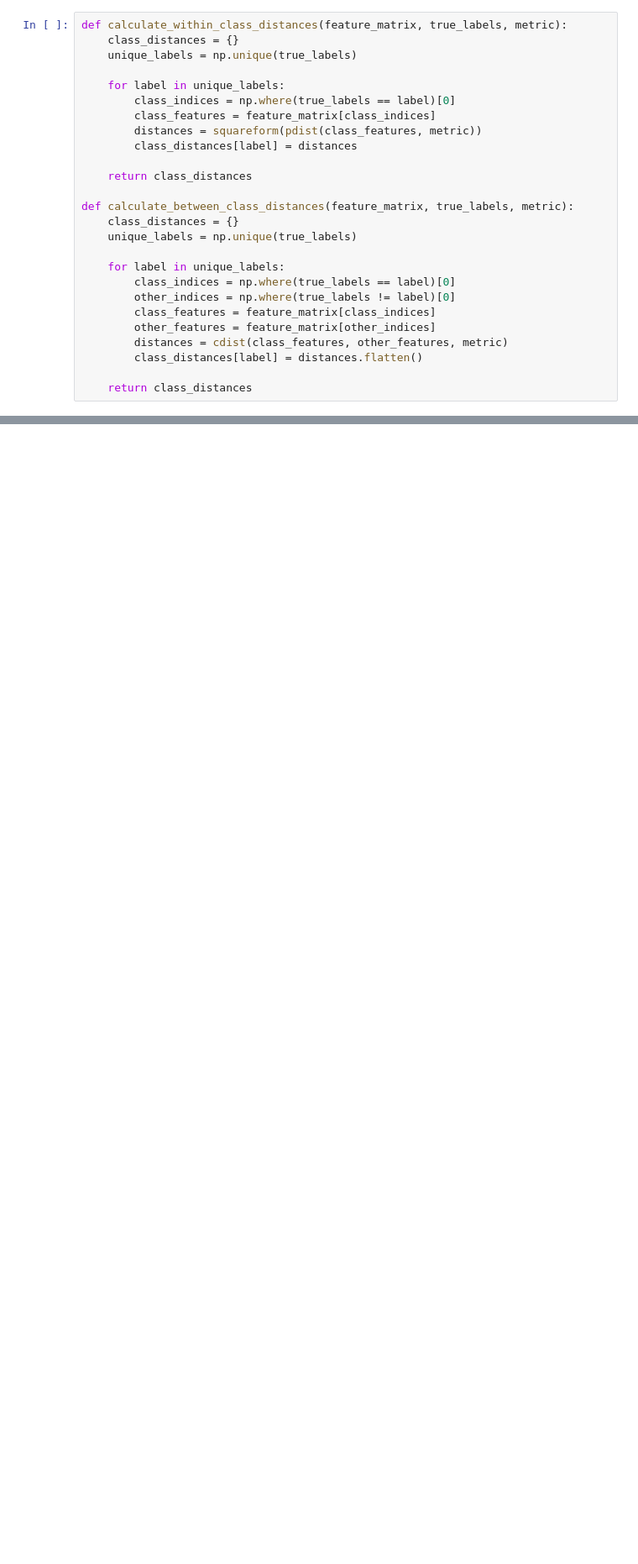
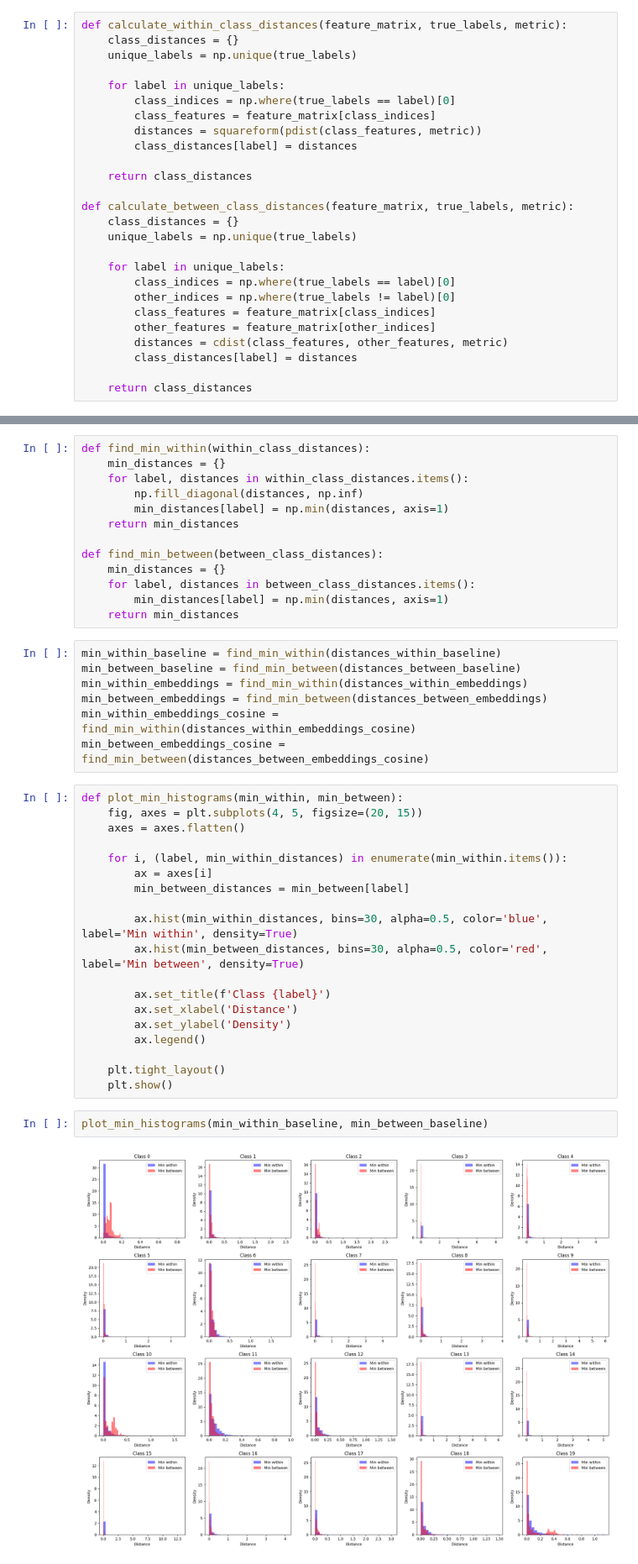
Before and after one commit to elliev7/partiii_research_project, a Jupyter notebook: fingerprinting/histograms.ipynb, the cells around one changed output, grey strips where cells are left out. Shown at 84% size. Cells and saved outputs as stored; diff of their text form; blank space fills up the shorter version.

Commit message:
histograms for min distances

```diff
--- a/fingerprinting/histograms.ipynb
+++ b/fingerprinting/histograms.ipynb
@@ -130,6 +132,6 @@ def calculate_between_class_distances(feature_matrix, true_labels, metric):
         class_features = feature_matrix[class_indices]
         other_features = feature_matrix[other_indices]
         distances = cdist(class_features, other_features, metric)
-        class_distances[label] = distances.flatten()
+        class_distances[label] = distances
 
     return class_distances
@@ -173,3 +227,46 @@ plot_distance_histograms(distances_within_embeddings, distances_between_embeddin
 plot_distance_histograms(distances_within_embeddings_cosine, distances_between_embeddings_cosine)
 # %% [output]
 [figure]
+# %%
+def find_min_within(within_class_distances):
+    min_distances = {}
+    for label, distances in within_class_distances.items():
+        np.fill_diagonal(distances, np.inf)
+        min_distances[label] = np.min(distances, axis=1)
+    return min_distances
+
+def find_min_between(between_class_distances):
+    min_distances = {}
+    for label, distances in between_class_distances.items():
+        min_distances[label] = np.min(distances, axis=1)
+    return min_distances
+# %%
+min_within_baseline = find_min_within(distances_within_baseline)
+min_between_baseline = find_min_between(distances_between_baseline)
+min_within_embeddings = find_min_within(distances_within_embeddings)
+min_between_embeddings = find_min_between(distances_between_embeddings)
+min_within_embeddings_cosine = find_min_within(distances_within_embeddings_cosine)
+min_between_embeddings_cosine = find_min_between(distances_between_embeddings_cosine)
+# %%
+def plot_min_histograms(min_within, min_between):
+    fig, axes = plt.subplots(4, 5, figsize=(20, 15))
+    axes = axes.flatten()
+
+    for i, (label, min_within_distances) in enumerate(min_within.items()):
+        ax = axes[i]
+        min_between_distances = min_between[label]
+
+        ax.hist(min_within_distances, bins=30, alpha=0.5, color='blue', label='Min within', density=True)
+        ax.hist(min_between_distances, bins=30, alpha=0.5, color='red', label='Min between', density=True)
+
+        ax.set_title(f'Class {label}')
+        ax.set_xlabel('Distance')
+        ax.set_ylabel('Density')
+        ax.legend()
+
+    plt.tight_layout()
+    plt.show()
+# %%
+plot_min_histograms(min_within_baseline, min_between_baseline)
+# %% [output]
+[figure, added]
```
Also changed, not shown: parts of 10 cells of this notebook.
